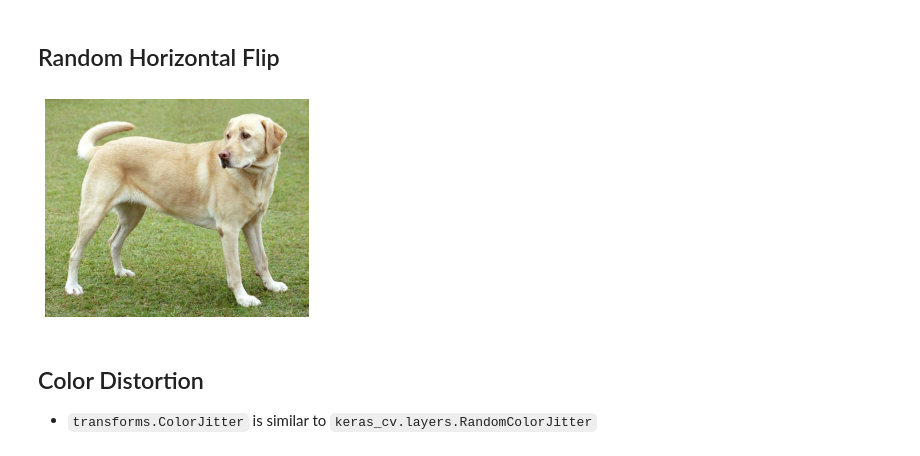
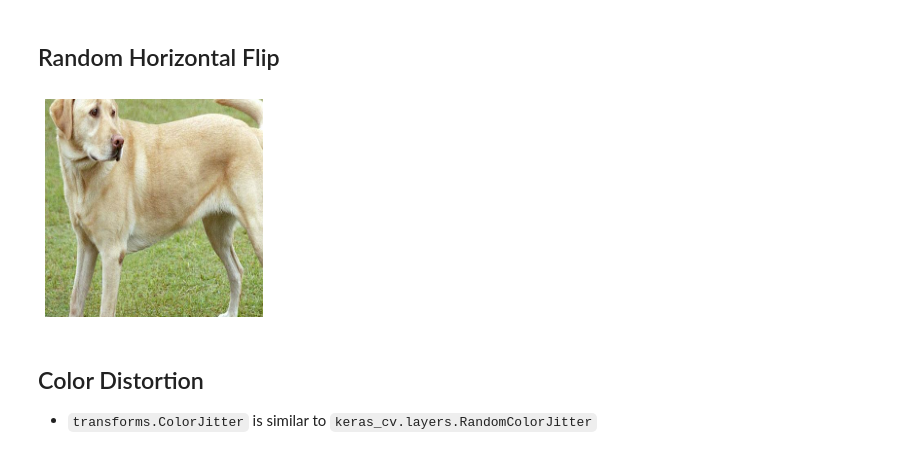
Before and after one commit to ayulockin/TF-MSN, a Jupyter notebook: notebooks/augmentations.ipynb, the cells around one changed output. Saved outputs shown, nothing was run; the diff lists cells and outputs as text; code cells hidden in the pictures.

Commit message:
using the `keras.Sequential` API with augmentations

```diff
--- a/notebooks/augmentations.ipynb
+++ b/notebooks/augmentations.ipynb
@@ -45,6 +43,6 @@ Downloading data from https://storage.googleapis.com/download.tensorflow.org/exa
 # %%
 # Plot the image
-def display_image(image: tf.Tensor, gray: Optional[bool] = False):
+def display_image(image: tf.Tensor, gray: bool = False):
   if gray:
     plt.imshow(image[..., 0], cmap="gray")
   else:
@@ -77,0 +63,16 @@ WARNING:tensorflow:Using a while_loop for converting CropAndResize
+# %%
+# Configurations
+rand_size = (224, 224)
+focal_size = (96, 96)
+rand_crop_scale=(0.3, 1.0)
+focal_crop_scale=(0.05, 0.3)
+
+rand_resized_crop_layer = keras_cv.layers.RandomResizedCrop(
+    target_size=rand_size,
+    crop_area_factor=rand_crop_scale,
+    aspect_ratio_factor=(0.75, 1.3), # defaults from torch
+)
+
+# Randomly resize and crop the image and display it
+rand_resized_crop_image = rand_resized_crop_layer(image)
+display_image(rand_resized_crop_image[0].numpy().astype("int32"))
@@ -78,13 +82,13 @@ WARNING:tensorflow:Using a while_loop for converting CropAndResize
 # %% [markdown]
 ## Random Horizontal Flip
 # %%
-aug_image = keras_cv.layers.RandomFlip(
-    mode="horizontal"
-)(image)
+rand_flip_layer = keras_cv.layers.RandomFlip(mode="horizontal")
 
-display_image(aug_image[0].numpy().astype("int32"))
+# Randomly flip the image horizontally and display it
+rand_flip_image = rand_flip_layer(rand_resized_crop_image)
+display_image(rand_flip_image[0].numpy().astype("int32"))
 # %% [output]
-[figure, old version]
+[figure, new version]
 # %% [markdown]
 ## Color Distortion
 
```
Also changed, not shown: parts of 15 cells of this notebook.
